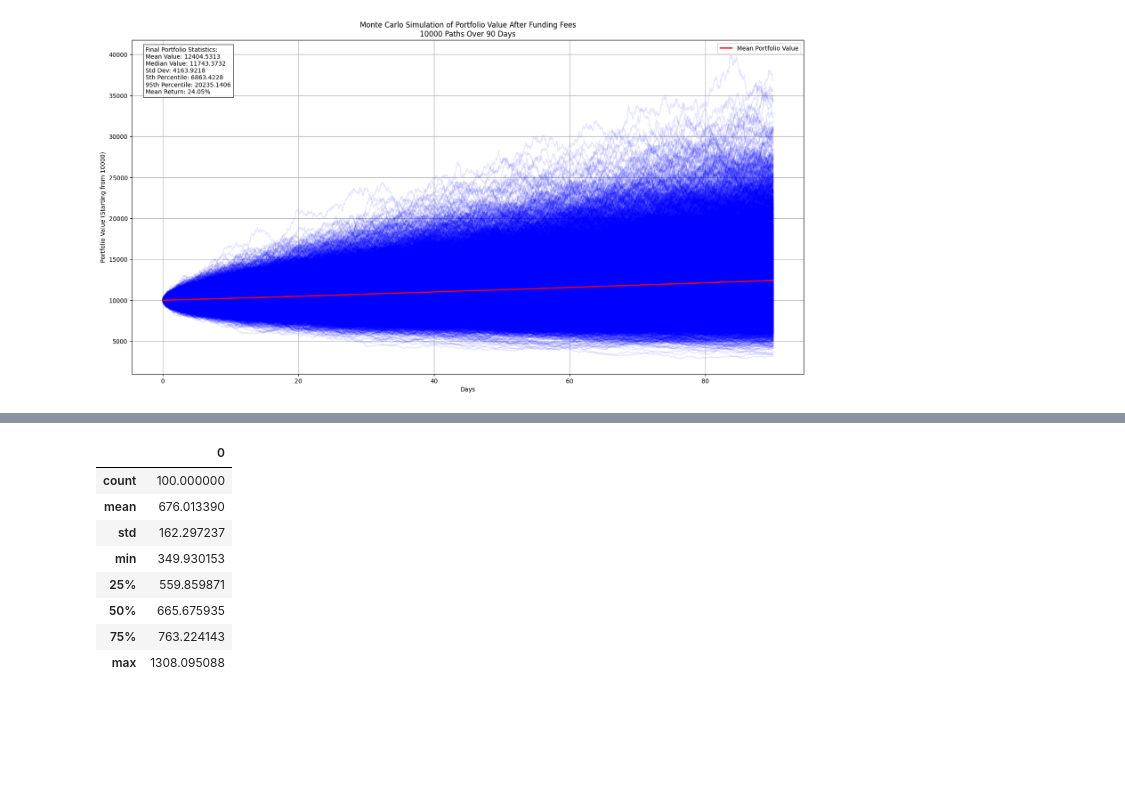
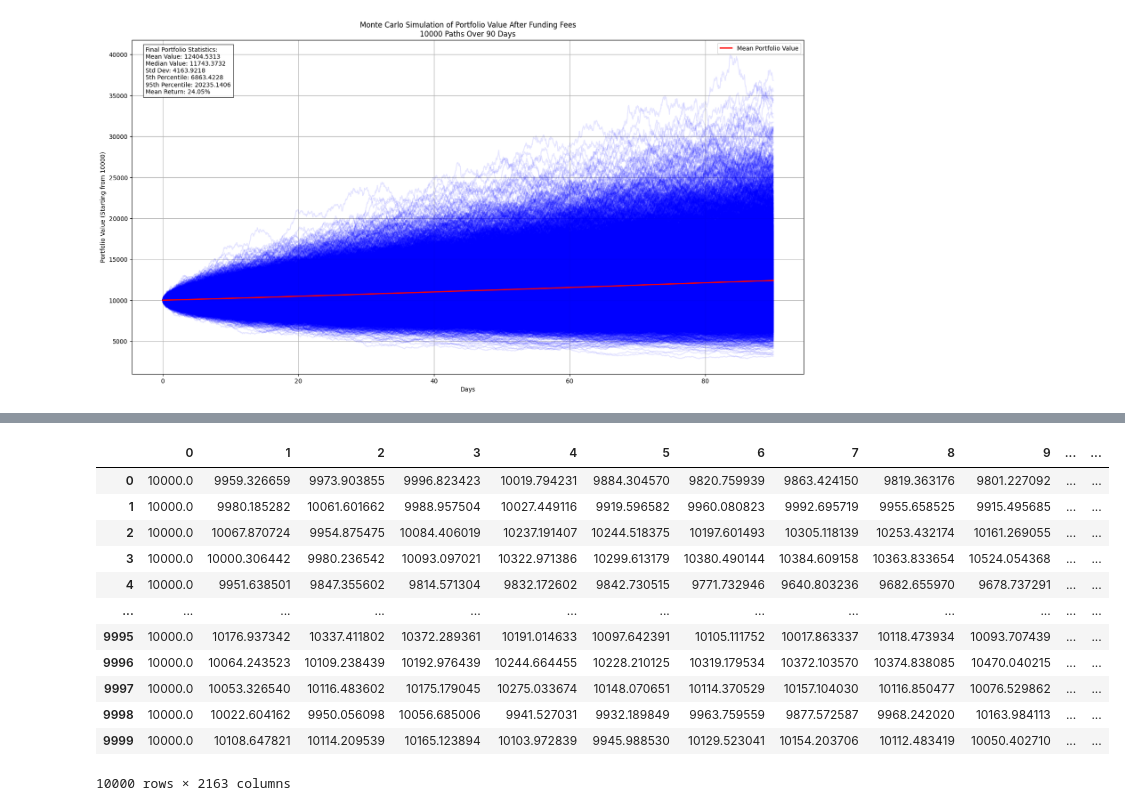
Before and after one commit to ryantjx/stochastic-modelling-of-digital-asset-perpetual-futures, a Jupyter notebook: notebooks/2_fundingandprice.ipynb, the cells around one changed output, grey strips where cells are left out. Drawn from its saved outputs; the diff is of its cells as text; code cells hidden in the pictures; blank space fills up the shorter version.

```diff
--- a/notebooks/2_fundingandprice.ipynb
+++ b/notebooks/2_fundingandprice.ipynb
@@ -840,11 +907,0 @@ pd.DataFrame(total_fees).describe()
-# %%
-portfolio_values, funding_rates, returns, total_fees = simulate_portfolio_fundingandreturns(
-    funding_rates_df=hl_df,
-    hourly_funding_col='fundingRate',
-    returns_df=df_spot_btc[df_spot_btc['quarter'] == 1].dropna(),
-    returns_col='returns',
-    num_simulations=10000,
-    duration_hours= 24 * 30 * 3,
-    dist_type='pearson',
-    initial_size=10000
-)
@@ -853,12 +908,19 @@ portfolio_values, funding_rates, returns, total_fees = simulate_portfolio_fundin
-# %%
-pd.DataFrame(total_fees).describe()
-# %% [output]
-|  | 0 |
-| count | 100.000000 |
-| mean | 676.013390 |
-| std | 162.297237 |
-| min | 349.930153 |
-| 25% | 559.859871 |
-| 50% | 665.675935 |
-| 75% | 763.224143 |
-| max | 1308.095088 |
+# %%
+df_allreturns_1returns = pd.DataFrame(portfolio_values)
+df_allreturns_1returns['min_val'] = df_allreturns_1returns.min(axis=1)
+df_allreturns_1returns['pct_initial'] = ((df_allreturns_1returns['min_val'] - 10000) / 10000) * 100
+df_allreturns_1returns
+# %% [output]
+|  | 0 | 1 | 2 | 3 | 4 | 5 | 6 | 7 | 8 | 9 | ... | ... |
+| 0 | 10000.0 | 9959.326659 | 9973.903855 | 9996.823423 | 10019.794231 | 9884.304570 | 9820.759939 | 9863.424150 | 9819.363176 | 9801.227092 | ... | ... |
+| 1 | 10000.0 | 9980.185282 | 10061.601662 | 9988.957504 | 10027.449116 | 9919.596582 | 9960.080823 | 9992.695719 | 9955.658525 | 9915.495685 | ... | ... |
+| 2 | 10000.0 | 10067.870724 | 9954.875475 | 10084.406019 | 10237.191407 | 10244.518375 | 10197.601493 | 10305.118139 | 10253.432174 | 10161.269055 | ... | ... |
+| 3 | 10000.0 | 10000.306442 | 9980.236542 | 10093.097021 | 10322.971386 | 10299.613179 | 10380.490144 | 10384.609158 | 10363.833654 | 10524.054368 | ... | ... |
+| 4 | 10000.0 | 9951.638501 | 9847.355602 | 9814.571304 | 9832.172602 | 9842.730515 | 9771.732946 | 9640.803236 | 9682.655970 | 9678.737291 | ... | ... |
+| ... | ... | ... | ... | ... | ... | ... | ... | ... | ... | ... | ... | ... |
+| 9995 | 10000.0 | 10176.937342 | 10337.411802 | 10372.289361 | 10191.014633 | 10097.642391 | 10105.111752 | 10017.863337 | 10118.473934 | 10093.707439 | ... | ... |
+| 9996 | 10000.0 | 10064.243523 | 10109.238439 | 10192.976439 | 10244.664455 | 10228.210125 | 10319.179534 | 10372.103570 | 10374.838085 | 10470.040215 | ... | ... |
+| 9997 | 10000.0 | 10053.326540 | 10116.483602 | 10175.179045 | 10275.033674 | 10148.070651 | 10114.370529 | 10157.104030 | 10116.850477 | 10076.529862 | ... | ... |
+| 9998 | 10000.0 | 10022.604162 | 9950.056098 | 10056.685006 | 9941.527031 | 9932.189849 | 9963.759559 | 9877.572587 | 9968.242020 | 10163.984113 | ... | ... |
+| 9999 | 10000.0 | 10108.647821 | 10114.209539 | 10165.123894 | 10103.972839 | 9945.988530 | 10129.523041 | 10154.203706 | 10112.483419 | 10050.402710 | ... | ... |
+10000 rows × 2163 columns
```
Also changed, not shown: parts of 12 cells of this notebook.
